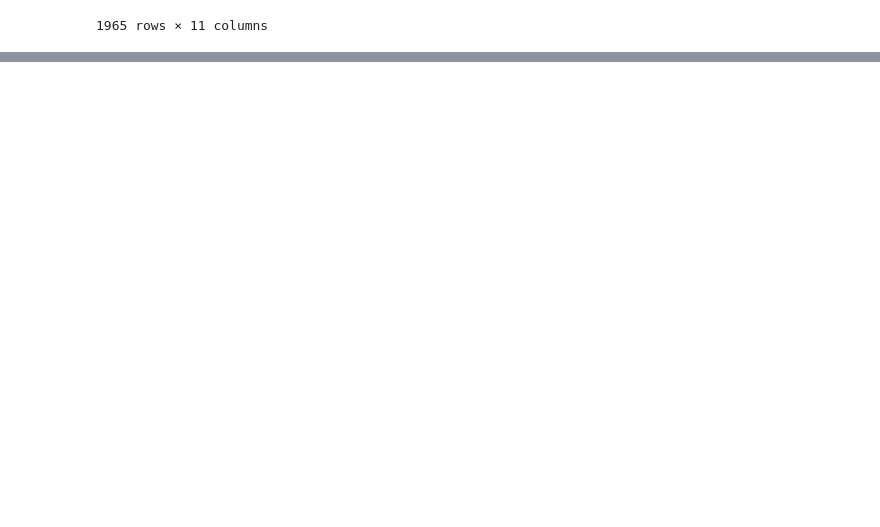
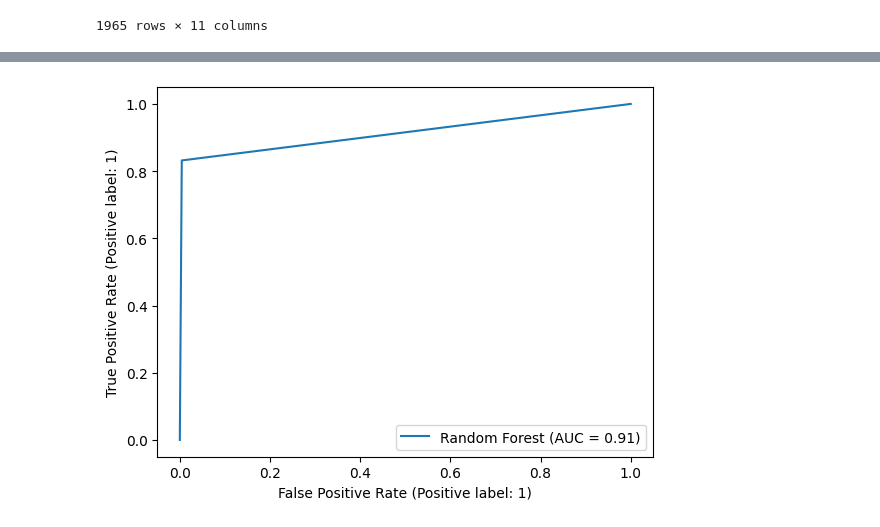
Before and after one commit to Lizzy-Mejia/Data-Science-FemHack-challenge, a Jupyter notebook: Classification_Requests.ipynb, the cells around one changed output, grey strips where cells are left out. Cells and saved outputs as stored; diff of their text form; code cells hidden in the pictures; blank space fills up the shorter version.

```diff
--- a/Classification_Requests.ipynb
+++ b/Classification_Requests.ipynb
@@ -39,0 +309,8 @@ NameError: ignored
+# %%
+# Conjunto de datos de entrenamiento
+X_train = train_set.drop("victory_flag", axis=1)
+y_train = train_set["victory_flag"].copy()
+# %%
+# Conjunto de datos de pruebas
+X_val = val_set.drop("victory_flag", axis=1)
+y_val = val_set["victory_flag"].copy()
@@ -39,0 +362,16 @@ NameError: ignored
+# %%
+# Búsqueda de los mejores parámetros para "Bosques aleatorios"
+parameters3 = {"max_depth": [1, 2, 3, None],
+              "max_features": [1, 2, 3, "sqrt", "log2"],
+              "bootstrap": [True, False],
+              "criterion": ["gini", "entropy", "log_loss"]
+              }
+
+model_RFC = RandomForestClassifier()
+kFold = KFold(n_splits=10, random_state=7, shuffle=True)
+
+grid3 = GridSearchCV(estimator=model_RFC, param_grid=parameters3, cv=kFold, return_train_score=True)
+grid_result3= grid3.fit(X_train, y_train)
+
+# mejores parámetros
+grid_result3.best_params_
@@ -39,0 +380,14 @@ NameError: ignored
+# %%
+# Entrenamiento y prueba del modelo final
+# Inicializamos el modelo
+from sklearn.decomposition import PCA
+from sklearn.pipeline import Pipeline
+modelo_final = RandomForestClassifier(**grid_result3.best_params_)
+# Ajuste del modelo
+modelo_final.fit(X_train,y_train)
+
+# Realizamos una nueva predición con los datos de prueba
+y_pred = modelo_final.predict(X_val)
+
+# Evaluamos el rendimiento del modelo con los datos de prueba
+accuracy_score(y_val, y_pred)
@@ -39,0 +414,8 @@ NameError: ignored
+# %%
+# Curva ROC
+from sklearn.metrics import RocCurveDisplay
+
+RocCurveDisplay.from_predictions(y_val, y_pred, name="Random Forest")
+plt.show()
+# %% [output]
+[figure, added]
```
Also changed, not shown: parts of 55 cells of this notebook.
